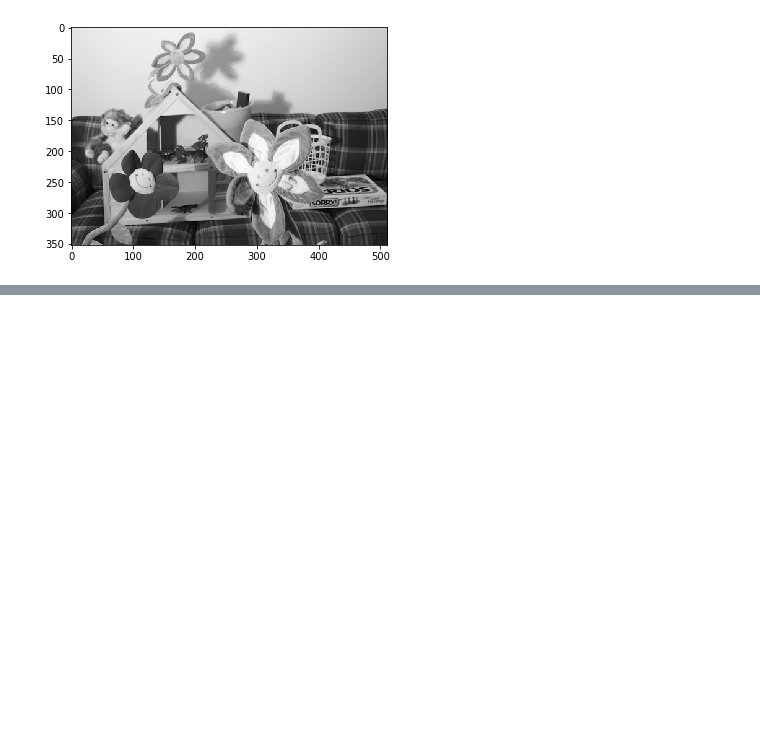
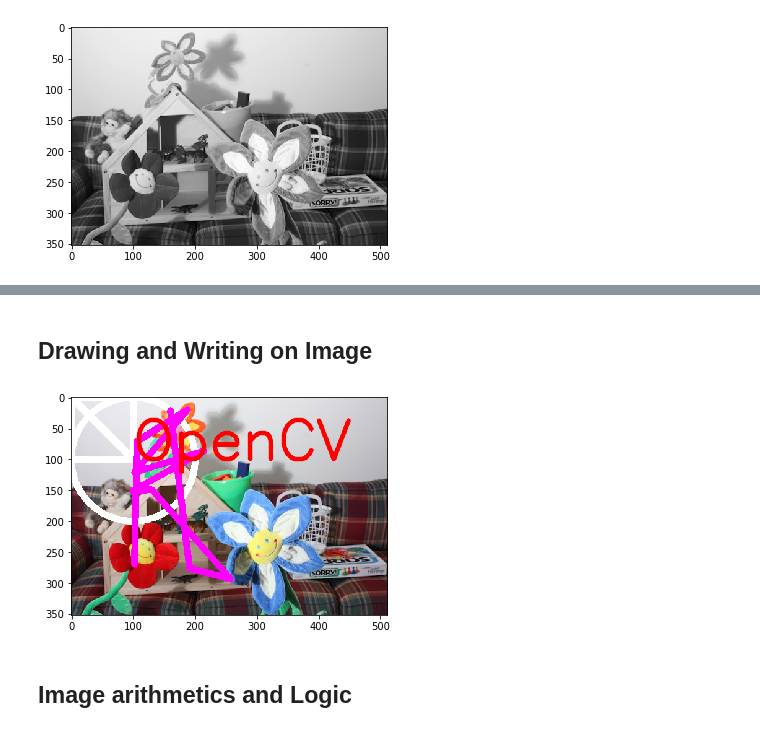
Before and after one commit to xmnlab/notebooks, a Jupyter notebook: cv/OpenCV.ipynb, the cells around one changed output, grey strips where cells are left out. Drawn from its saved outputs; the diff is of its cells as text; code cells hidden in the pictures; blank space fills up the shorter version.

```diff
--- a/cv/OpenCV.ipynb
+++ b/cv/OpenCV.ipynb
@@ -118,0 +107,2 @@ while True:
+# %% [markdown]
+## Drawing and Writing on Image
@@ -118,0 +113,53 @@ while True:
+# %%
+np.random.seed(42)
+img = cv2.imread('flowers-left.png', cv2.IMREAD_COLOR)
+
+img = cv2.cvtColor(img, cv2.COLOR_BGR2RGB)
+
+cv2.line(
+    img=img, pt1=(0, 0), pt2=(100, 100),
+    color=(255, 255, 255), thickness=10,
+    lineType=8, shift=0
+)
+cv2.rectangle(
+    img=img, pt1=(0, 0), pt2=(100, 100),
+    color=(255, 255, 255), thickness=10,
+    lineType=8, shift=0
+)
+cv2.circle(
+    img=img, center=(100, 100),
+    radius=100,
+    color=(255, 255, 255), thickness=10,
+    lineType=8, shift=0
+)
+
+pts = np.array(
+    np.random.randint(0, 300, 20)
+).reshape((10, 2))
+
+cv2.polylines(
+    img=img, pts=[pts], isClosed=False,
+    color=(255, 0, 255), thickness=10,
+    lineType=8, shift=0
+)
+
+font = cv2.FONT_HERSHEY_SIMPLEX
+cv2.putText(
+    img=img,
+    text='OpenCV',
+    org=(100, 100),
+    fontFace=font,
+    fontScale=3,
+    color=(255, 0, 0),
+    thickness=5,
+    lineType=cv2.LINE_AA,
+    bottomLeftOrigin=False
+)
+
+plt.imshow(img, 'gnuplot2')
+plt.show()
+plt.close()
+# %% [output]
+[figure, added]
+# %% [markdown]
+## Image arithmetics and Logic
```
Also changed, not shown: parts of 27 cells of this notebook, 2 other files.
